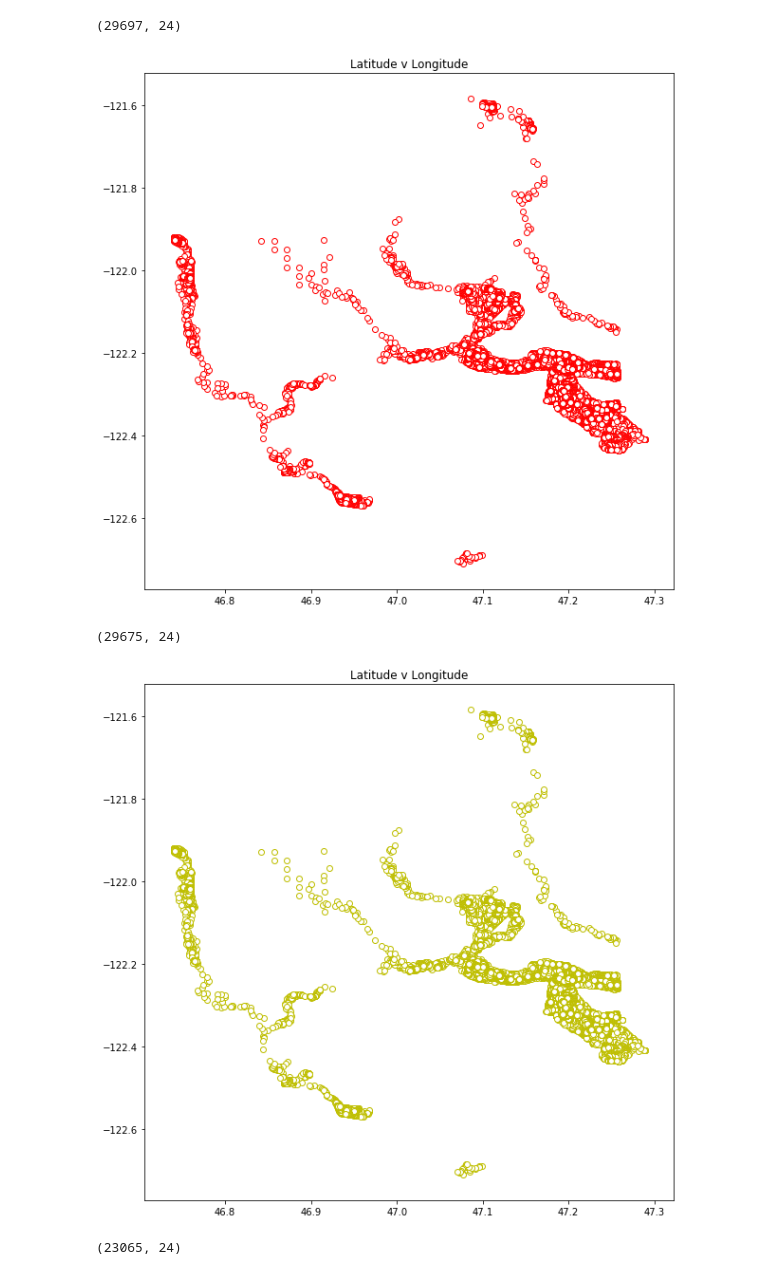
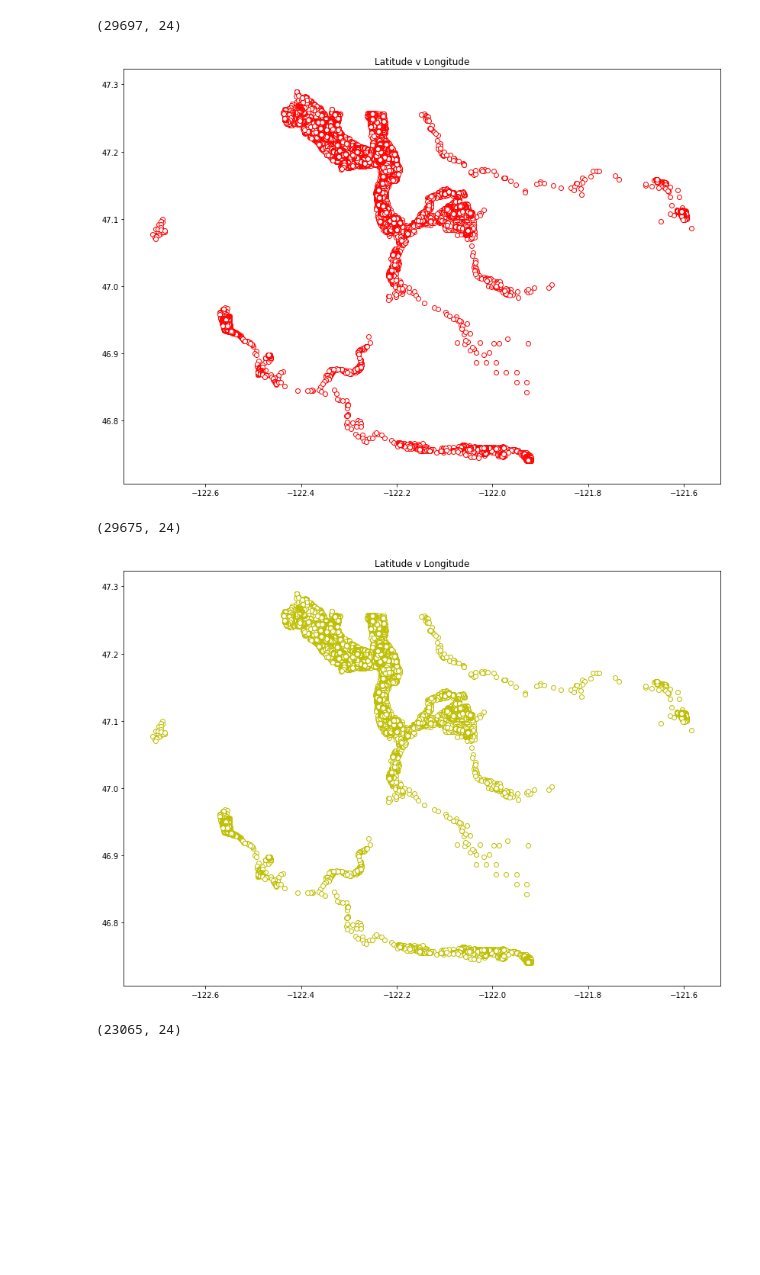
Before and after one commit to dsteffan/mount_rainier_disaster_estimate, a Jupyter notebook: code/lat_long_coordinates.ipynb, the cells around one changed output. Saved outputs shown, nothing was run; the diff lists cells and outputs as text; code cells hidden in the pictures; blank space fills up the shorter version.

```diff
--- a/code/lat_long_coordinates.ipynb
+++ b/code/lat_long_coordinates.ipynb
@@ -318,11 +315,11 @@ allthreat.shape
 #plt.scatter(threat['Latitude'], threat['Longitude'], c='w', edgecolor ='c')
 #plt.title('Latitude v Longitude');
 # %%
-plt.figure(figsize=(10, 10))
-plt.scatter(allthreat['Latitude'], allthreat['Longitude'], c='w', edgecolor ='r')
+plt.figure(figsize=(14, 10))
+plt.scatter(allthreat['Longitude'], allthreat['Latitude'], c='w', edgecolor ='r')
 plt.title('Latitude v Longitude');
 # %% [output]
-[figure, old version]
+[figure, new version]
 # %%
 #mask case 1 to plot
 case1 = data[data['CASE_1'] ==True]
@@ -331,11 +328,11 @@ case1.shape
 (29675, 24)
 # %%
 #try plotting the cases to visualize
-plt.figure(figsize=(10, 10))
-plt.scatter(case1['Latitude'], case1['Longitude'], c='w', edgecolor ='y')
+plt.figure(figsize=(14, 10))
+plt.scatter(case1['Longitude'], case1['Latitude'], c='w', edgecolor ='y')
 plt.title('Latitude v Longitude');
 # %% [output]
-[figure, old version]
+[figure, new version]
 # %%
 #mask case 2 to plot
 case2 = data[data['CASE_2'] ==True]
```
Also changed, not shown: parts of 26 cells of this notebook, 4 other files.
